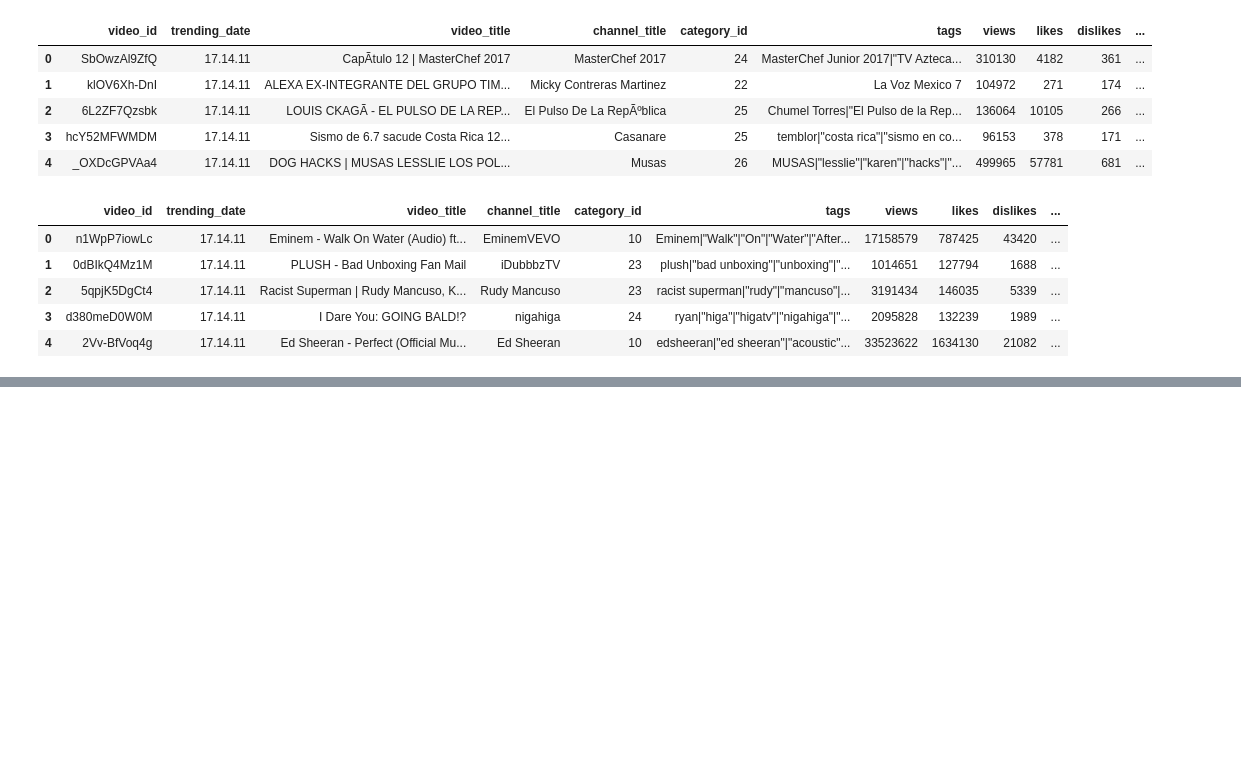
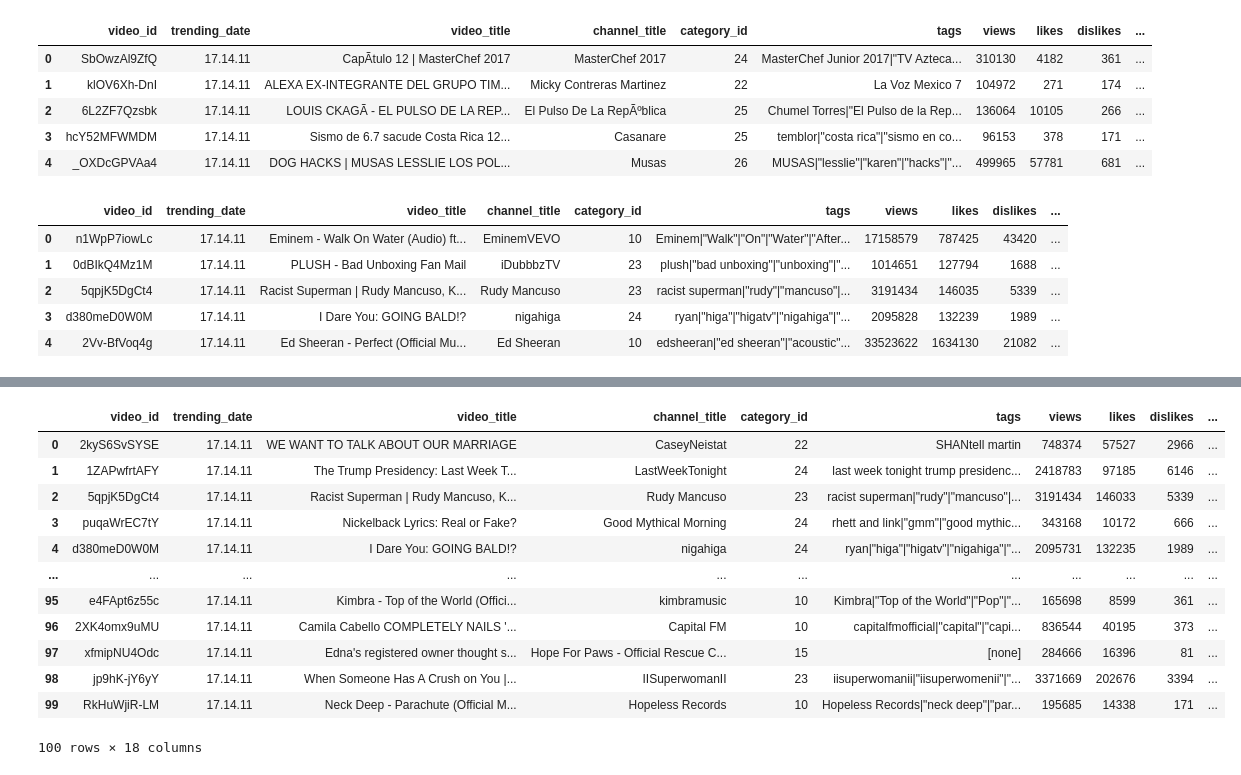
Before and after one commit to Kate-Yayla/Project2-ETL, a Jupyter notebook: Merged_All.ipynb, the cells around one changed output, grey strips where cells are left out. Drawn from its saved outputs; the diff is of its cells as text; code cells hidden in the pictures; blank space fills up the shorter version.

```diff
--- a/Merged_All.ipynb
+++ b/Merged_All.ipynb
@@ -4,7 +4,7 @@ from sqlalchemy import create_engine
 import json
 import os
 # %%
-cleanedUSdata_csvfile = "..\Resources\cleanedUSdata.csv"
+cleanedUSdata_csvfile = "Resources\cleanedUSdata.csv"
 cleanedUSdata = pd.read_csv(cleanedUSdata_csvfile)
 cleanedUSdata.head()
 # %% [output]
@@ -38,0 +99,17 @@ cleanedCAdata.head()
+# %%
+smallcleanedUSdata = cleanedUSdata.head(100)
+smallcleanedUSdata
+# %% [output]
+|  | video_id | trending_date | video_title | channel_title | category_id | tags | views | likes | dislikes | ... |
+| 0 | 2kyS6SvSYSE | 17.14.11 | WE WANT TO TALK ABOUT OUR MARRIAGE | CaseyNeistat | 22 | SHANtell martin | 748374 | 57527 | 2966 | ... |
+| 1 | 1ZAPwfrtAFY | 17.14.11 | The Trump Presidency: Last Week T... | LastWeekTonight | 24 | last week tonight trump presidenc... | 2418783 | 97185 | 6146 | ... |
+| 2 | 5qpjK5DgCt4 | 17.14.11 | Racist Superman | Rudy Mancuso, K... | Rudy Mancuso | 23 | racist superman|"rudy"|"mancuso"|... | 3191434 | 146033 | 5339 | ... |
+| 3 | puqaWrEC7tY | 17.14.11 | Nickelback Lyrics: Real or Fake? | Good Mythical Morning | 24 | rhett and link|"gmm"|"good mythic... | 343168 | 10172 | 666 | ... |
+| 4 | d380meD0W0M | 17.14.11 | I Dare You: GOING BALD!? | nigahiga | 24 | ryan|"higa"|"higatv"|"nigahiga"|"... | 2095731 | 132235 | 1989 | ... |
+| ... | ... | ... | ... | ... | ... | ... | ... | ... | ... | ... |
+| 95 | e4FApt6z55c | 17.14.11 | Kimbra - Top of the World (Offici... | kimbramusic | 10 | Kimbra|"Top of the World"|"Pop"|"... | 165698 | 8599 | 361 | ... |
+| 96 | 2XK4omx9uMU | 17.14.11 | Camila Cabello COMPLETELY NAILS '... | Capital FM | 10 | capitalfmofficial|"capital"|"capi... | 836544 | 40195 | 373 | ... |
+| 97 | xfmipNU4Odc | 17.14.11 | Edna's registered owner thought s... | Hope For Paws - Official Rescue C... | 15 | [none] | 284666 | 16396 | 81 | ... |
+| 98 | jp9hK-jY6yY | 17.14.11 | When Someone Has A Crush on You |... | IISuperwomanII | 23 | iisuperwomanii|"iisuperwomenii"|"... | 3371669 | 202676 | 3394 | ... |
+| 99 | RkHuWjiR-LM | 17.14.11 | Neck Deep - Parachute (Official M... | Hopeless Records | 10 | Hopeless Records|"neck deep"|"par... | 195685 | 14338 | 171 | ... |
+100 rows × 18 columns
```
Also changed, not shown: parts of 8 cells of this notebook.
